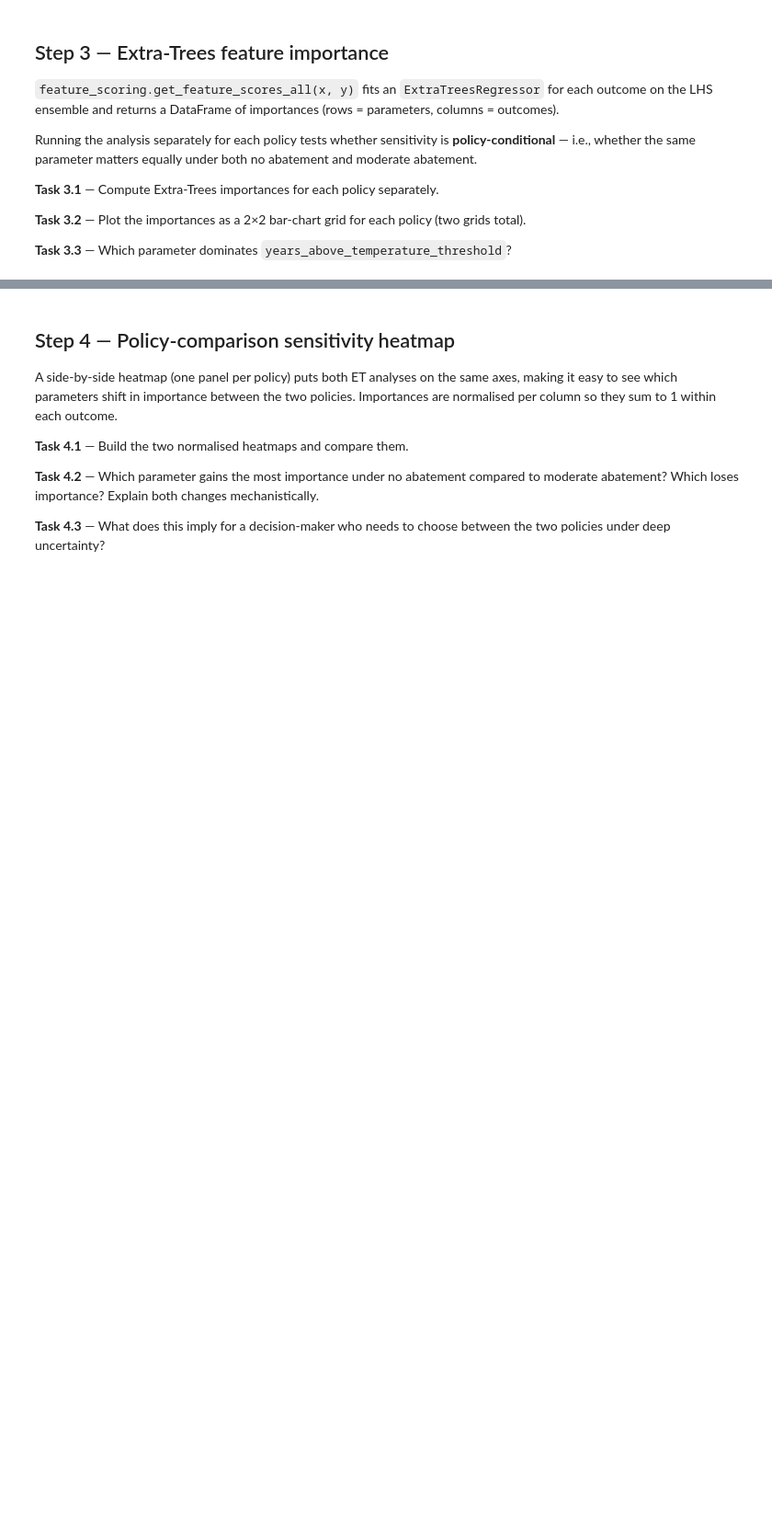
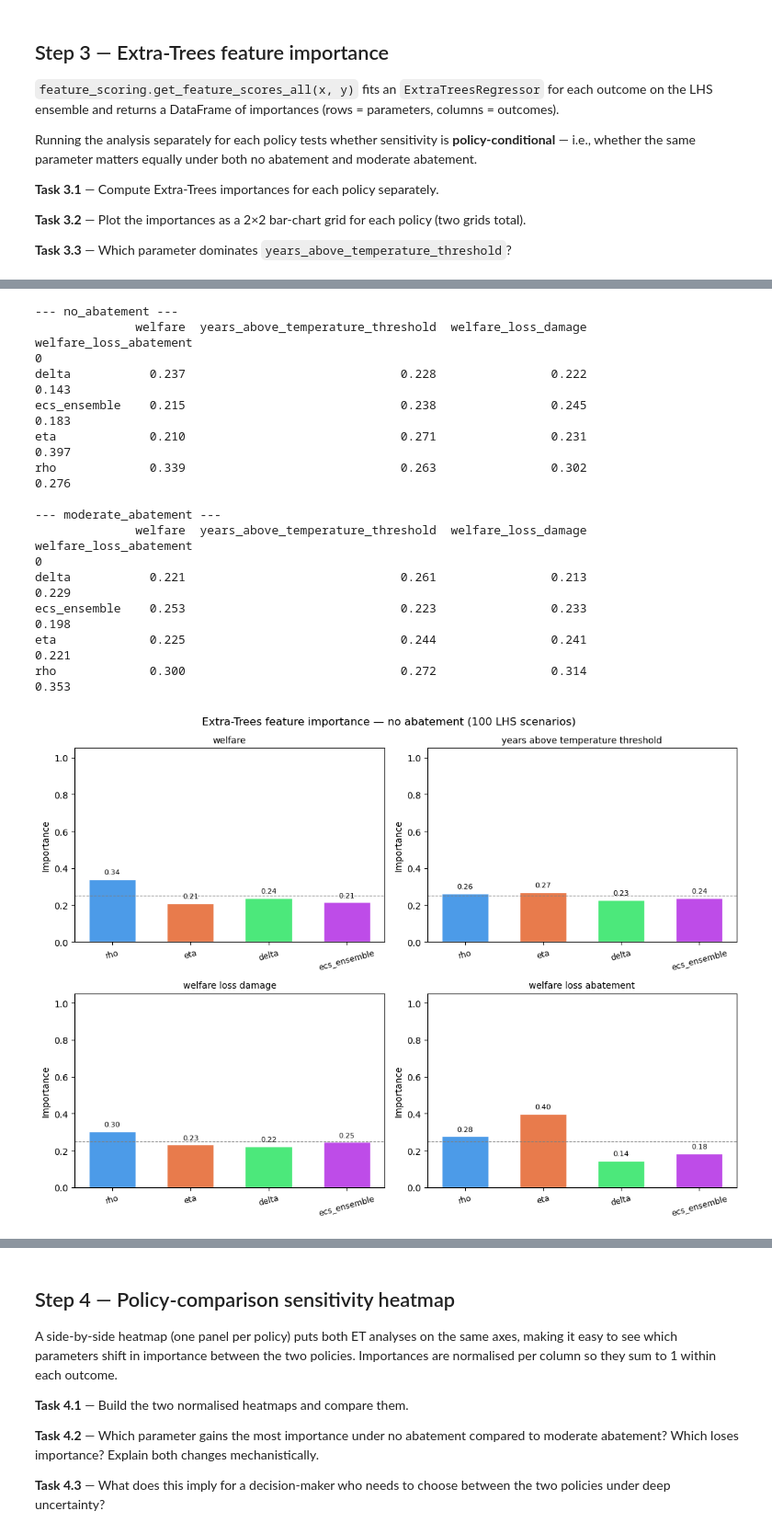
Before and after one commit to marijngeldof/epa141a_01, a Jupyter notebook: assignments_ema/assignment_02_sensitivity_analysis.ipynb, the cells around one changed output, grey strips where cells are left out. Shown at 92% size. Saved outputs shown, nothing was run; the diff lists cells and outputs as text; code cells hidden in the pictures; blank space fills up the shorter version.

```diff
--- a/assignments_ema/assignment_02_sensitivity_analysis.ipynb
+++ b/assignments_ema/assignment_02_sensitivity_analysis.ipynb
@@ -247,37 +273,55 @@ both no abatement and moderate abatement.
 # %%
 et_scores = {}
-# for pol in POLICY_NAMES:
-#     # Select only rows belonging to this policy
-#     mask  = ___
+for pol in POLICY_NAMES:
+    # Select only rows belonging to this policy
+    mask  = df_results['policy'] == pol
 
-#     # Build the input matrix: only the uncertain parameters, not the lever
-#     x_pol = ___
+    # Build the input matrix: only the uncertain parameters, not the lever
+    x_pol = experiments.loc[mask, PARAMS]
 
-#     # Build the output dict: filter each outcome array by the same mask
-#     y_pol = {k: ___ for k in OBJECTIVES}
+    # Build the output dict: filter each outcome array by the same mask
+    y_pol = {k: outcomes[k][mask.values] for k in OBJECTIVES}
 
-#     et_scores[pol] = feature_scoring.get_feature_scores_all(x_pol, y_pol)
-#     print(f"\n--- {pol} ---")
-#     print(et_scores[pol].round(3).to_string())
+    et_scores[pol] = feature_scoring.get_feature_scores_all(x_pol, y_pol)
+
+    print(f"\n--- {pol} ---")
+    print(et_scores[pol].round(3).to_string())
 
 
 colors = ['#4C9BE8', '#E87B4C', '#4CE87B', '#BE4CE8']
 x = np.arange(len(PARAMS))
 
 for pol in POLICY_NAMES:
     sc = et_scores[pol]
     fig, axes = plt.subplots(2, 2, figsize=(11, 8))
     for ax, obj in zip(axes.flat, OBJECTIVES):
         imp  = sc[obj].reindex(PARAMS).values
         bars = ax.bar(x, imp, color=colors, edgecolor='white', width=0.6)
         ax.set_xticks(x); ax.set_xticklabels(PARAMS, rotation=15, fontsize=9)
         ax.set_ylim(0, 1.05); ax.set_title(obj.replace('_', ' '), fontsize=10)
         ax.set_ylabel('Importance'); ax.axhline(0.25, color='grey', lw=0.8, ls='--')
         for bar, val in zip(bars, imp):
             ax.text(bar.get_x() + bar.get_width()/2, val + 0.02,
                     f'{val:.2f}', ha='center', va='bottom', fontsize=8)
     fig.suptitle(f"Extra-Trees feature importance — {pol.replace('_', ' ')} (100 LHS scenarios)",
                  fontsize=12)
     plt.tight_layout()
     plt.savefig(os.path.join(_PLOTS_DIR, f"a02ema_et_{pol}.png"), dpi=150, bbox_inches='tight')
     plt.show()
+# %% [output]
+--- no_abatement ---
+              welfare  years_above_temperature_threshold  welfare_loss_damage  welfare_loss_abatement
+0
+delta           0.237                              0.228                0.222                   0.143
+ecs_ensemble    0.215                              0.238                0.245                   0.183
+eta             0.210                              0.271                0.231                   0.397
+rho             0.339                              0.263                0.302                   0.276
+
+--- moderate_abatement ---
+              welfare  years_above_temperature_threshold  welfare_loss_damage  welfare_loss_abatement
+0
+delta           0.221                              0.261                0.213                   0.229
+ecs_ensemble    0.253                              0.223                0.233                   0.198
+eta             0.225                              0.244                0.241                   0.221
+rho             0.300                              0.272                0.314                   0.353
+[figure, added]
```
Also changed, not shown: parts of 10 cells of this notebook.
